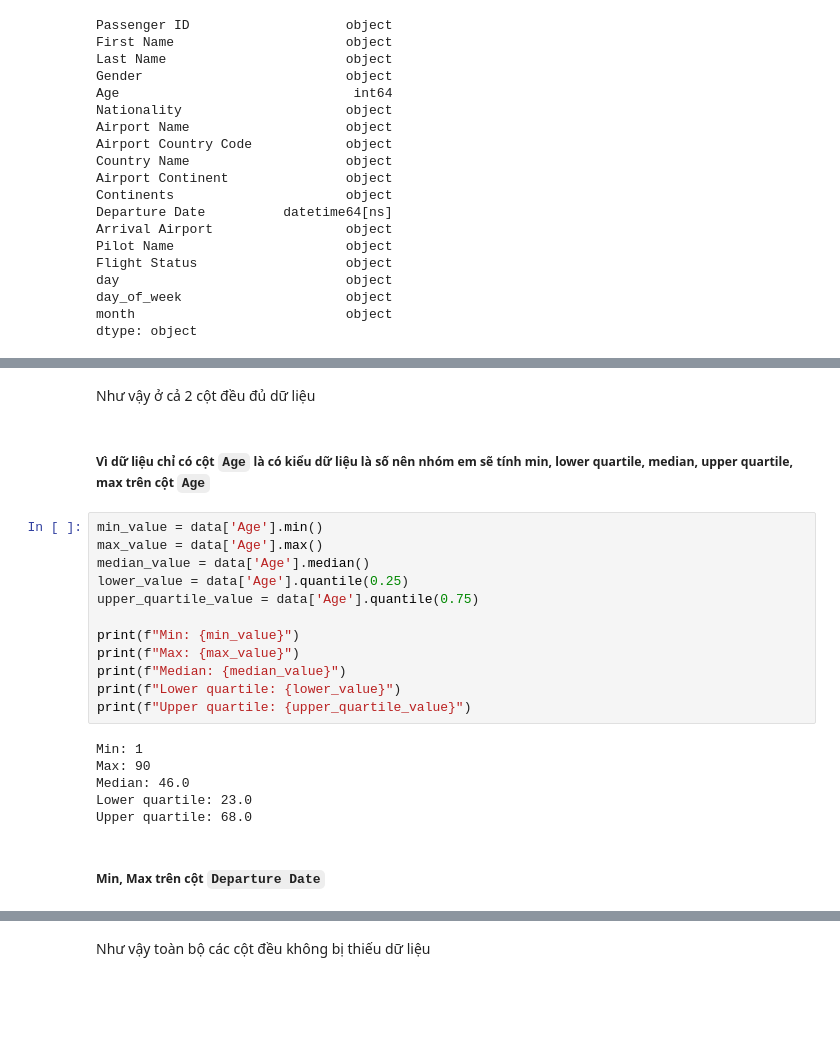
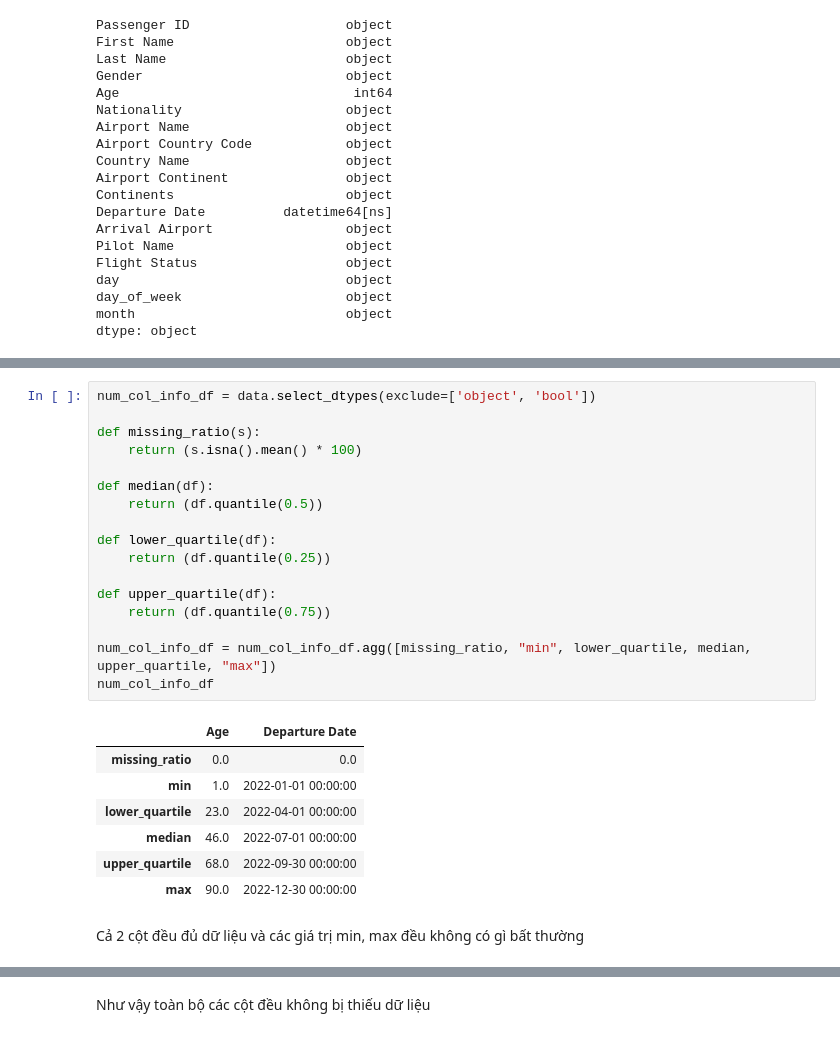
Before and after one commit to BaoDias2505/ProgramingForDataScience, a Jupyter notebook: 21127221_21127583.ipynb, the cells around one changed output, grey strips where cells are left out. Drawn from its saved outputs; the diff is of its cells as text; blank space fills up the shorter version.

```diff
--- a/21127221_21127583.ipynb
+++ b/21127221_21127583.ipynb
@@ -189,24 +260,27 @@ dtype: float64
+# %%
+num_col_info_df = data.select_dtypes(exclude=['object', 'bool'])
+
+def missing_ratio(s):
+    return (s.isna().mean() * 100)
+
+def median(df):
+    return (df.quantile(0.5))
+
+def lower_quartile(df):
+    return (df.quantile(0.25))
+
+def upper_quartile(df):
+    return (df.quantile(0.75))
+
+num_col_info_df = num_col_info_df.agg([missing_ratio, "min", lower_quartile, median, upper_quartile, "max"])
+num_col_info_df
+# %% [output]
+|  | Age | Departure Date |
+| missing_ratio | 0.0 | 0.0 |
+| min | 1.0 | 2022-01-01 00:00:00 |
+| lower_quartile | 23.0 | 2022-04-01 00:00:00 |
+| median | 46.0 | 2022-07-01 00:00:00 |
+| upper_quartile | 68.0 | 2022-09-30 00:00:00 |
+| max | 90.0 | 2022-12-30 00:00:00 |
 # %% [markdown]
-Như vậy ở cả 2 cột đều đủ dữ liệu
+Cả 2 cột đều đủ dữ liệu và các giá trị min, max đều không có gì bất thường
-# %% [markdown]
-##### Vì dữ liệu chỉ có cột `Age` là có kiểu dữ liệu là số nên nhóm em sẽ tính **min, lower quartile, median, upper quartile, max** trên cột `Age`
-# %%
-min_value = data['Age'].min()
-max_value = data['Age'].max()
-median_value = data['Age'].median()
-lower_value = data['Age'].quantile(0.25)
-upper_quartile_value = data['Age'].quantile(0.75)
-
-print(f"Min: {min_value}")
-print(f"Max: {max_value}")
-print(f"Median: {median_value}")
-print(f"Lower quartile: {lower_value}")
-print(f"Upper quartile: {upper_quartile_value}")
-# %% [output]
-Min: 1
-Max: 90
-Median: 46.0
-Lower quartile: 23.0
-Upper quartile: 68.0
-# %% [markdown]
-##### Min, Max trên cột `Departure Date`
```
Also changed, not shown: parts of 35 cells of this notebook.
